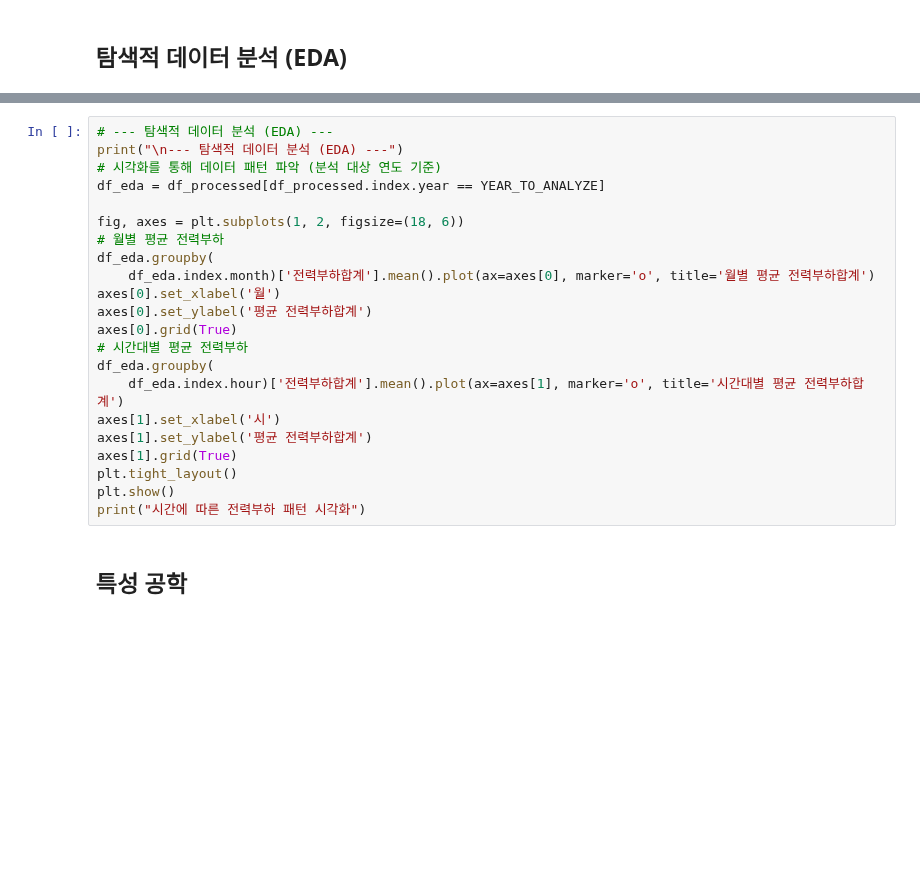
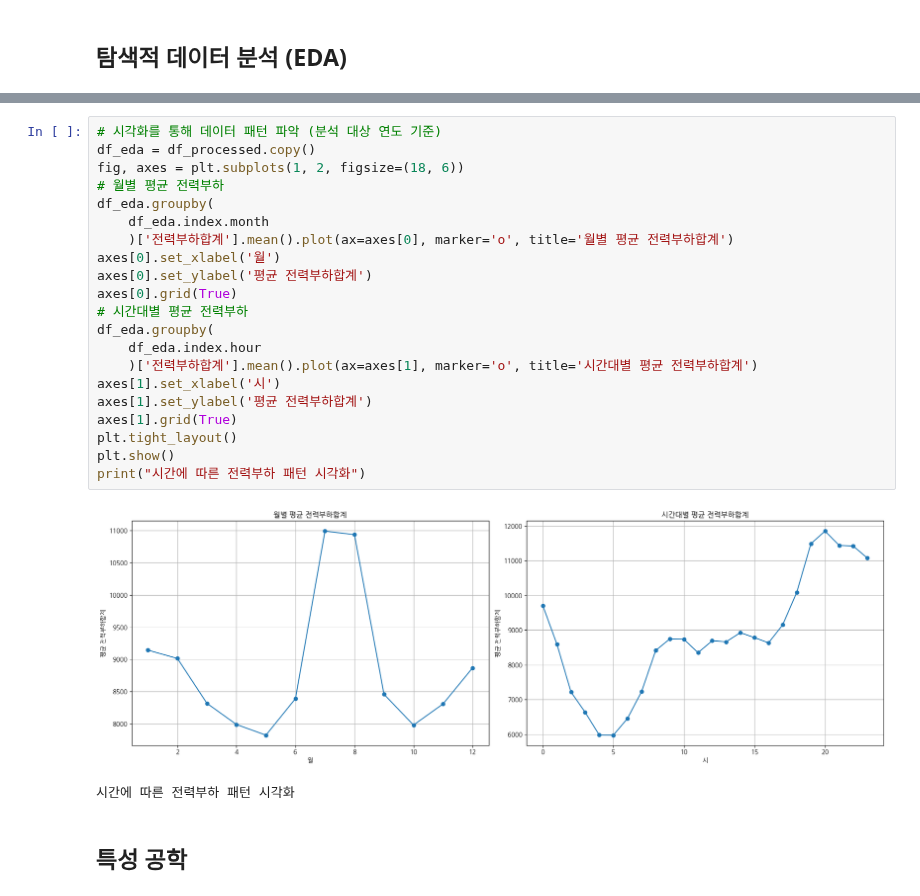
Before and after one commit to corazzon/OpenDataWrangling, a Jupyter notebook: kepco/kepco_ml.ipynb, the cells around one changed output, grey strips where cells are left out. Cells and saved outputs as stored; diff of their text form; blank space fills up the shorter version.

```diff
--- a/kepco/kepco_ml.ipynb
+++ b/kepco/kepco_ml.ipynb
@@ -66,25 +140,27 @@ print("\n결측치 처리 완료.")
 # %%
-# --- 탐색적 데이터 분석 (EDA) ---
-print("\n--- 탐색적 데이터 분석 (EDA) ---")
 # 시각화를 통해 데이터 패턴 파악 (분석 대상 연도 기준)
-df_eda = df_processed[df_processed.index.year == YEAR_TO_ANALYZE]
-
+df_eda = df_processed.copy()
 fig, axes = plt.subplots(1, 2, figsize=(18, 6))
 # 월별 평균 전력부하
 df_eda.groupby(
-    df_eda.index.month)['전력부하합계'].mean().plot(ax=axes[0], marker='o', title='월별 평균 전력부하합계')
+    df_eda.index.month
+    )['전력부하합계'].mean().plot(ax=axes[0], marker='o', title='월별 평균 전력부하합계')
 axes[0].set_xlabel('월')
 axes[0].set_ylabel('평균 전력부하합계')
 axes[0].grid(True)
 # 시간대별 평균 전력부하
 df_eda.groupby(
-    df_eda.index.hour)['전력부하합계'].mean().plot(ax=axes[1], marker='o', title='시간대별 평균 전력부하합계')
+    df_eda.index.hour
+    )['전력부하합계'].mean().plot(ax=axes[1], marker='o', title='시간대별 평균 전력부하합계')
 axes[1].set_xlabel('시')
 axes[1].set_ylabel('평균 전력부하합계')
 axes[1].grid(True)
 plt.tight_layout()
 plt.show()
 print("시간에 따른 전력부하 패턴 시각화")
+# %% [output]
+[figure, added]
+시간에 따른 전력부하 패턴 시각화
 # %% [markdown]
 ## 특성 공학
 # %%
```
Also changed, not shown: parts of 7 cells of this notebook.
